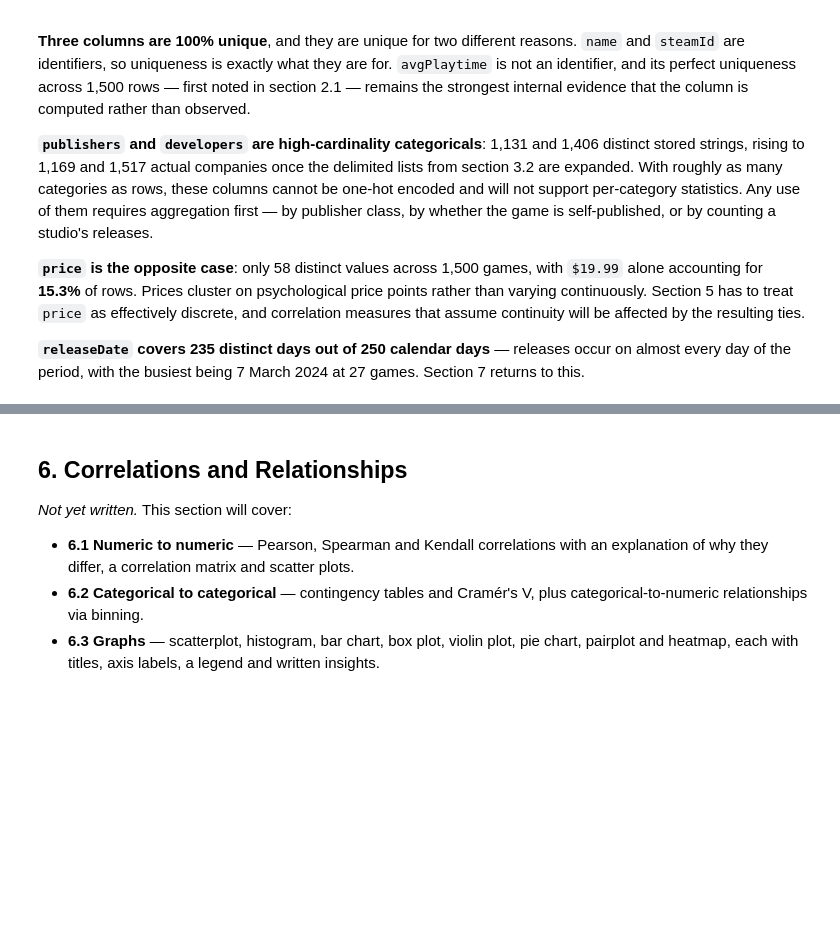
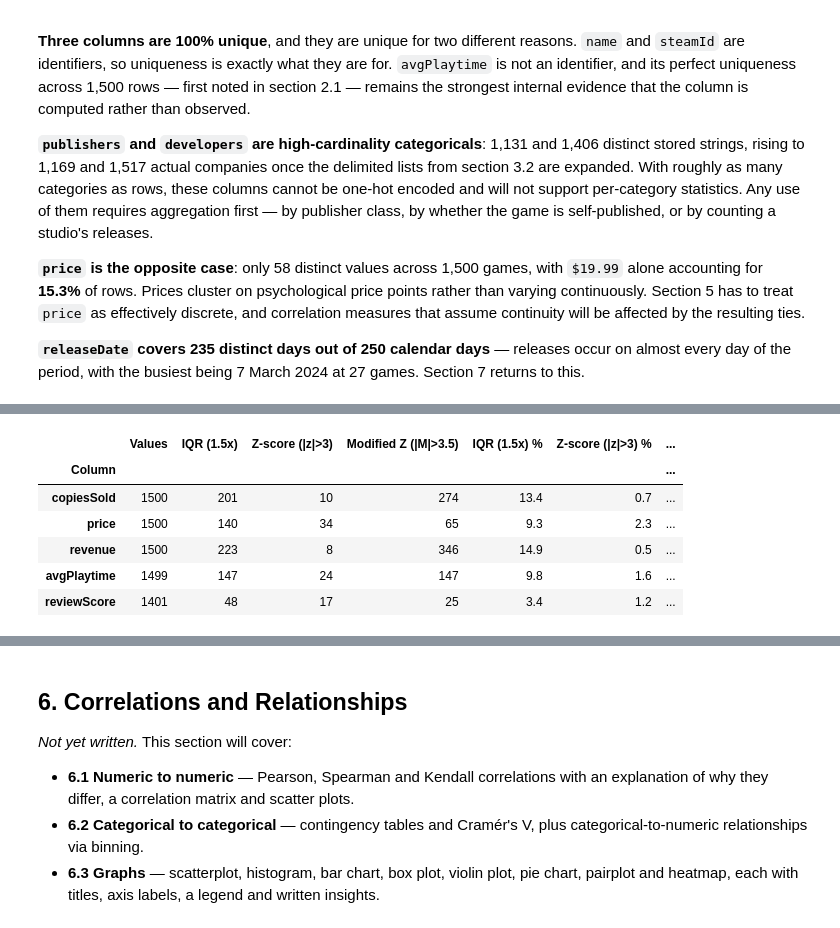
Before and after one commit to shonmazon/Data_Science, a Jupyter notebook: assignment1-eda/notebooks/steam_2024_eda.ipynb, the cells around one changed output, grey strips where cells are left out. Drawn from its saved outputs; the diff is of its cells as text; code cells hidden in the pictures; blank space fills up the shorter version.

```diff
--- a/assignment1-eda/notebooks/steam_2024_eda.ipynb
+++ b/assignment1-eda/notebooks/steam_2024_eda.ipynb
@@ -854,0 +924,10 @@ occur on almost every day of the period, with the busiest being 7 March 2024 at
+# %%
+compare_outlier_methods(games, NUMERIC_COLUMNS)
+# %% [output]
+|  | Values | IQR (1.5x) | Z-score (|z|>3) | Modified Z (|M|>3.5) | IQR (1.5x) % | Z-score (|z|>3) % | ... |
+| Column |  |  |  |  |  |  | ... |
+| copiesSold | 1500 | 201 | 10 | 274 | 13.4 | 0.7 | ... |
+| price | 1500 | 140 | 34 | 65 | 9.3 | 2.3 | ... |
+| revenue | 1500 | 223 | 8 | 346 | 14.9 | 0.5 | ... |
+| avgPlaytime | 1499 | 147 | 24 | 147 | 9.8 | 1.6 | ... |
+| reviewScore | 1401 | 48 | 17 | 25 | 3.4 | 1.2 | ... |
```
Also changed, not shown: parts of 17 cells of this notebook, 2 other files.
